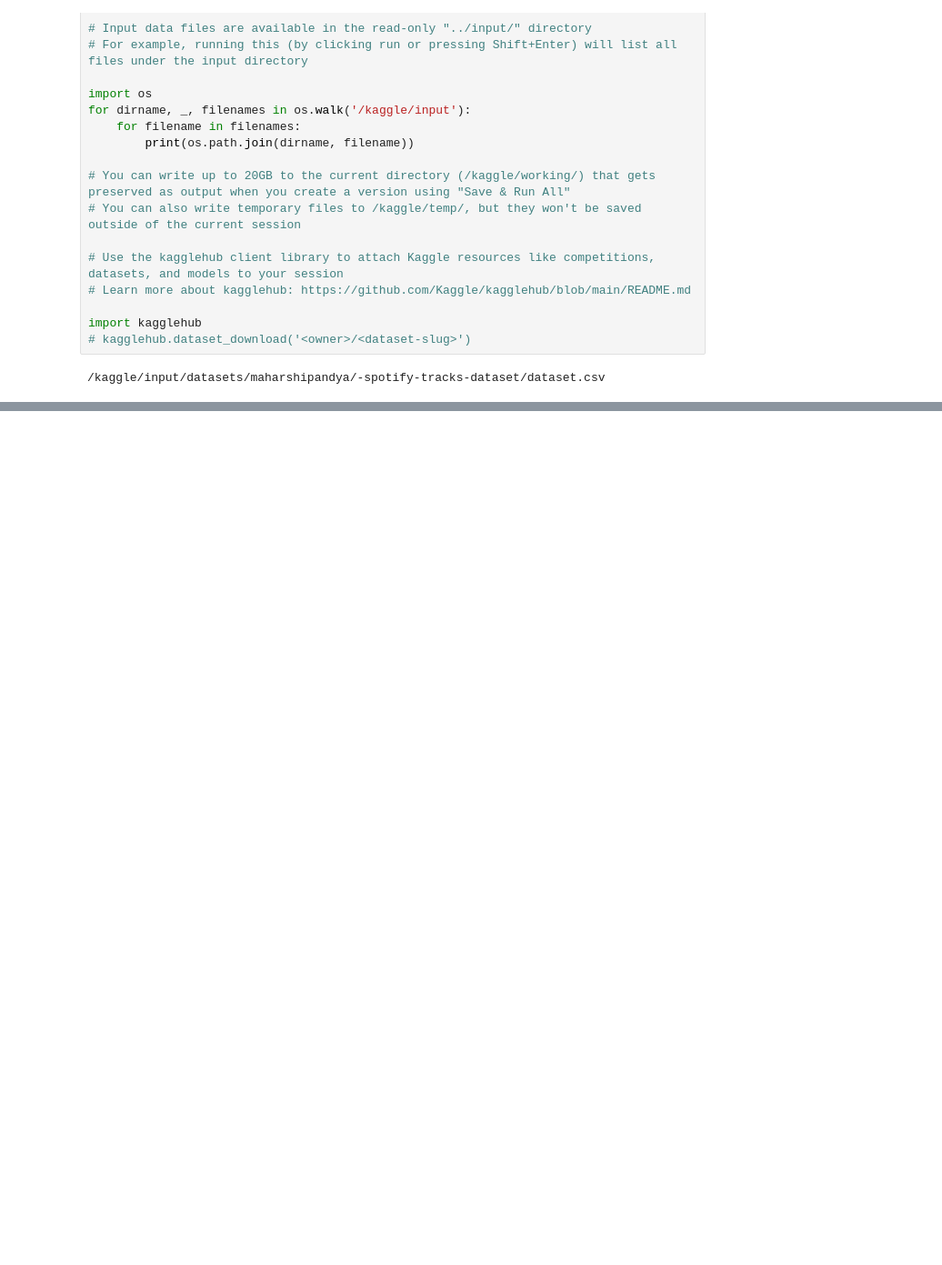
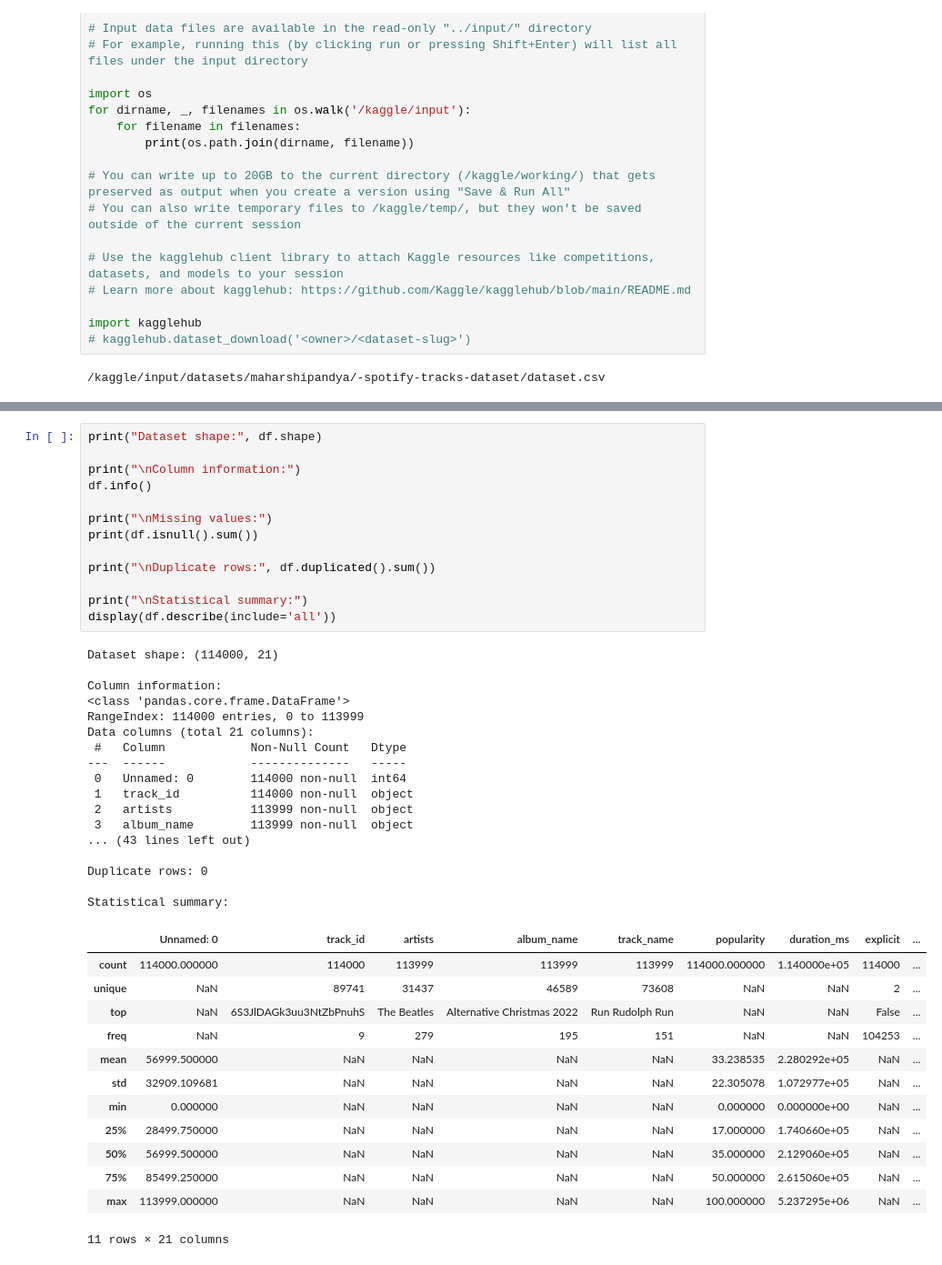
Before and after one commit to shreyakush03/spotify-kaggle-, a Jupyter notebook: spotify.ipynb, the cells around one changed output, grey strips where cells are left out. Shown at 91% size. Saved outputs shown, nothing was run; the diff lists cells and outputs as text; blank space fills up the shorter version.

```diff
--- a/spotify.ipynb
+++ b/spotify.ipynb
@@ -26,0 +44,44 @@ import kagglehub
+# %%
+print("Dataset shape:", df.shape)
+
+print("\nColumn information:")
+df.info()
+
+print("\nMissing values:")
+print(df.isnull().sum())
+
+print("\nDuplicate rows:", df.duplicated().sum())
+
+print("\nStatistical summary:")
+display(df.describe(include='all'))
+# %% [output]
+Dataset shape: (114000, 21)
+
+Column information:
+<class 'pandas.core.frame.DataFrame'>
+RangeIndex: 114000 entries, 0 to 113999
+Data columns (total 21 columns):
+ #   Column            Non-Null Count   Dtype
+---  ------            --------------   -----
+ 0   Unnamed: 0        114000 non-null  int64
+ 1   track_id          114000 non-null  object
+ 2   artists           113999 non-null  object
+ 3   album_name        113999 non-null  object
+... (43 lines left out)
+
+Duplicate rows: 0
+
+Statistical summary:
+|  | Unnamed: 0 | track_id | artists | album_name | track_name | popularity | duration_ms | explicit | ... |
+| count | 114000.000000 | 114000 | 113999 | 113999 | 113999 | 114000.000000 | 1.140000e+05 | 114000 | ... |
+| unique | NaN | 89741 | 31437 | 46589 | 73608 | NaN | NaN | 2 | ... |
+| top | NaN | 6S3JlDAGk3uu3NtZbPnuhS | The Beatles | Alternative Christmas 2022 | Run Rudolph Run | NaN | NaN | False | ... |
+| freq | NaN | 9 | 279 | 195 | 151 | NaN | NaN | 104253 | ... |
+| mean | 56999.500000 | NaN | NaN | NaN | NaN | 33.238535 | 2.280292e+05 | NaN | ... |
+| std | 32909.109681 | NaN | NaN | NaN | NaN | 22.305078 | 1.072977e+05 | NaN | ... |
+| min | 0.000000 | NaN | NaN | NaN | NaN | 0.000000 | 0.000000e+00 | NaN | ... |
+| 25% | 28499.750000 | NaN | NaN | NaN | NaN | 17.000000 | 1.740660e+05 | NaN | ... |
+| 50% | 56999.500000 | NaN | NaN | NaN | NaN | 35.000000 | 2.129060e+05 | NaN | ... |
+| 75% | 85499.250000 | NaN | NaN | NaN | NaN | 50.000000 | 2.615060e+05 | NaN | ... |
+| max | 113999.000000 | NaN | NaN | NaN | NaN | 100.000000 | 5.237295e+06 | NaN | ... |
+11 rows × 21 columns
```
Also changed, not shown: parts of 11 cells of this notebook.
